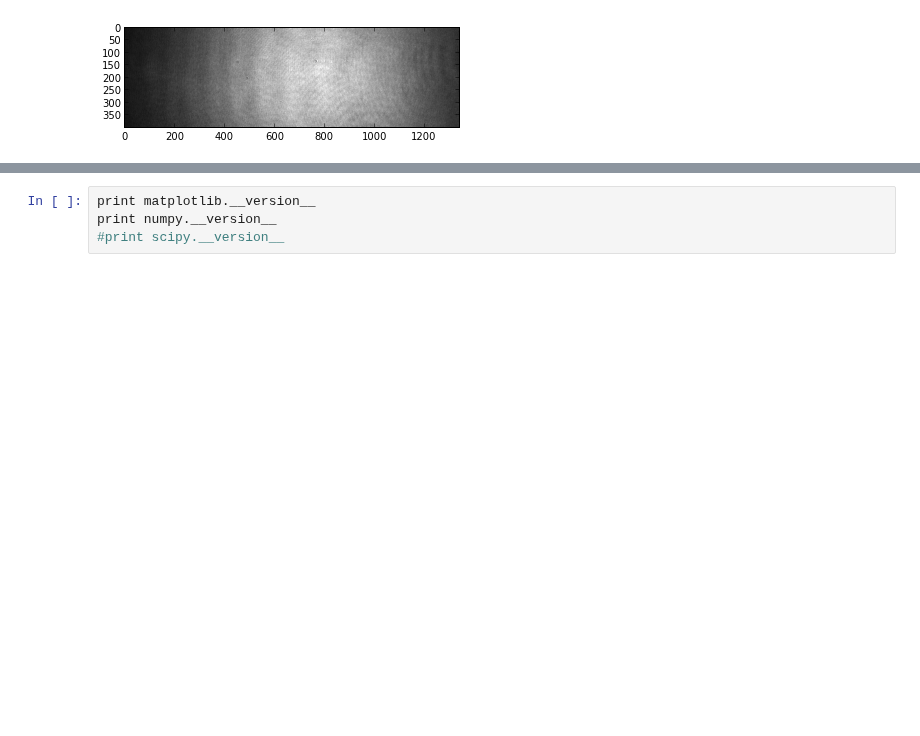
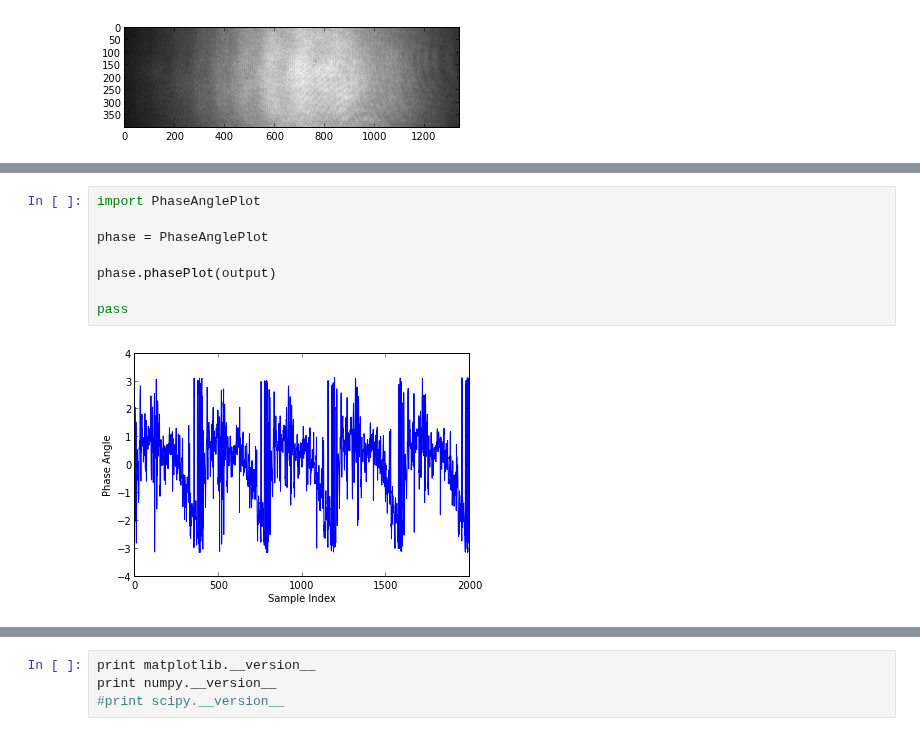
Before and after one commit to DawesLab/CCDimage, a Jupyter notebook: CCDimage capture _ Multi-line.ipynb, the cells around one changed output, grey strips where cells are left out. Drawn from its saved outputs; the diff is of its cells as text; blank space fills up the shorter version.

```diff
--- a/CCDimage capture _ Multi-line.ipynb
+++ b/CCDimage capture _ Multi-line.ipynb
@@ -92,3 +92,13 @@ qfig = Qfunc.qfuncimage(output,qbin,0)
+# %%
+import PhaseAnglePlot
+
+phase = PhaseAnglePlot
+
+phase.phasePlot(output)
+
+pass
+# %% [output]
+[figure, added]
 # %%
 #Save data as .png of qfunc and .npy of array of complex max values of fft's
 
```
Also changed, not shown: parts of 3 cells of this notebook.
